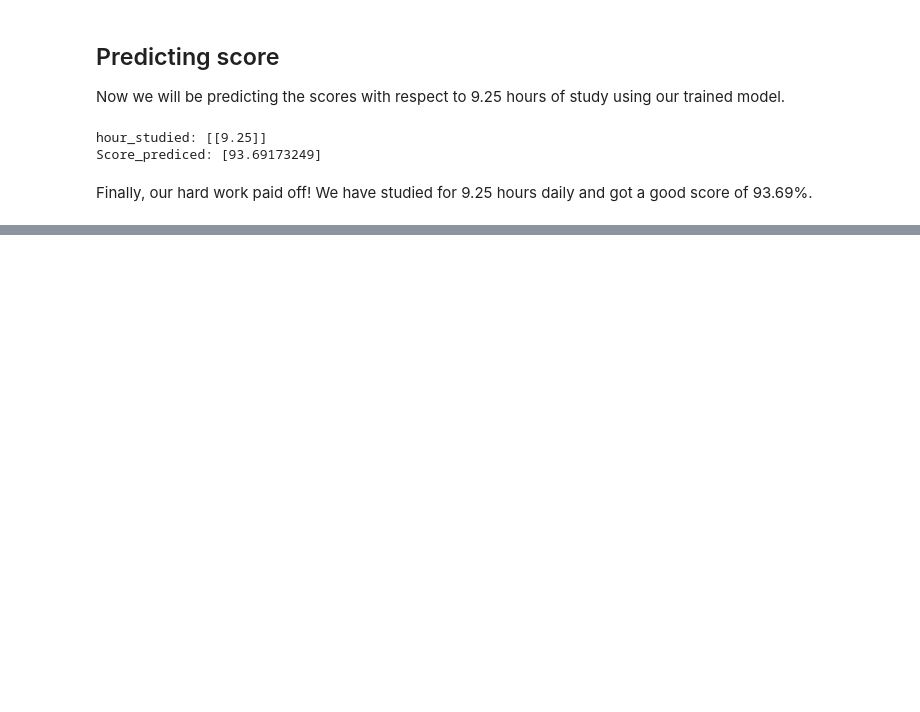
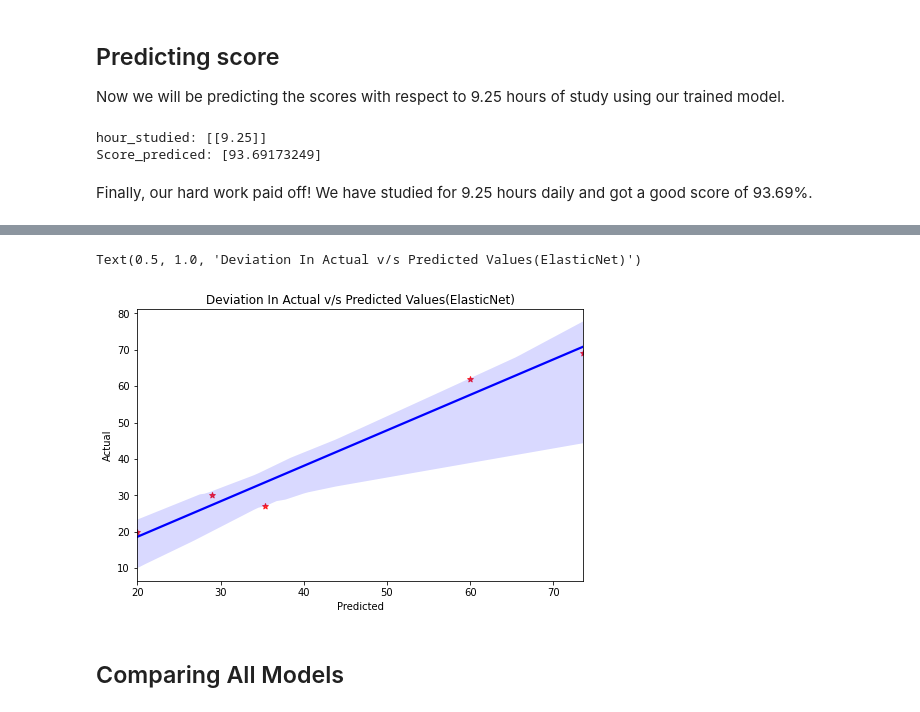
Before and after one commit to KavishGoyal/Grip_Tasks, a Jupyter notebook: Task_2.ipynb, the cells around one changed output, grey strips where cells are left out. Drawn from its saved outputs; the diff is of its cells as text; code cells hidden in the pictures; blank space fills up the shorter version.

```diff
--- a/Task_2.ipynb
+++ b/Task_2.ipynb
@@ -168,0 +278,3 @@ Finally, our hard work paid off! We have studied for 9.25 hours daily and got a
+# %%
+## making prediction using elasticnet
+els_preds = els_net.predict(x_valid)
@@ -168,0 +289,5 @@ Finally, our hard work paid off! We have studied for 9.25 hours daily and got a
+# %%
+## comapring elastic_net predictions with actual labels
+check=pd.DataFrame({'Actual':y_valid,'Predicted':els_preds})
+check['Deviation']=abs(check['Actual']-check['Predicted'])
+check
@@ -168,0 +301,10 @@ Finally, our hard work paid off! We have studied for 9.25 hours daily and got a
+# %%
+## visualizinng daviation between actual and predicted labels
+plt.figure(figsize=(8,5))
+sns.regplot('Predicted','Actual',data=check,line_kws={'color':'blue'},scatter_kws={'color':'red'},marker='*')
+plt.title('Deviation In Actual v/s Predicted Values(ElasticNet)')
+# %% [output]
+Text(0.5, 1.0, 'Deviation In Actual v/s Predicted Values(ElasticNet)')
+[figure, added]
+# %% [markdown]
+## Comparing All Models
```
Also changed, not shown: parts of 29 cells of this notebook, 2 other files.
